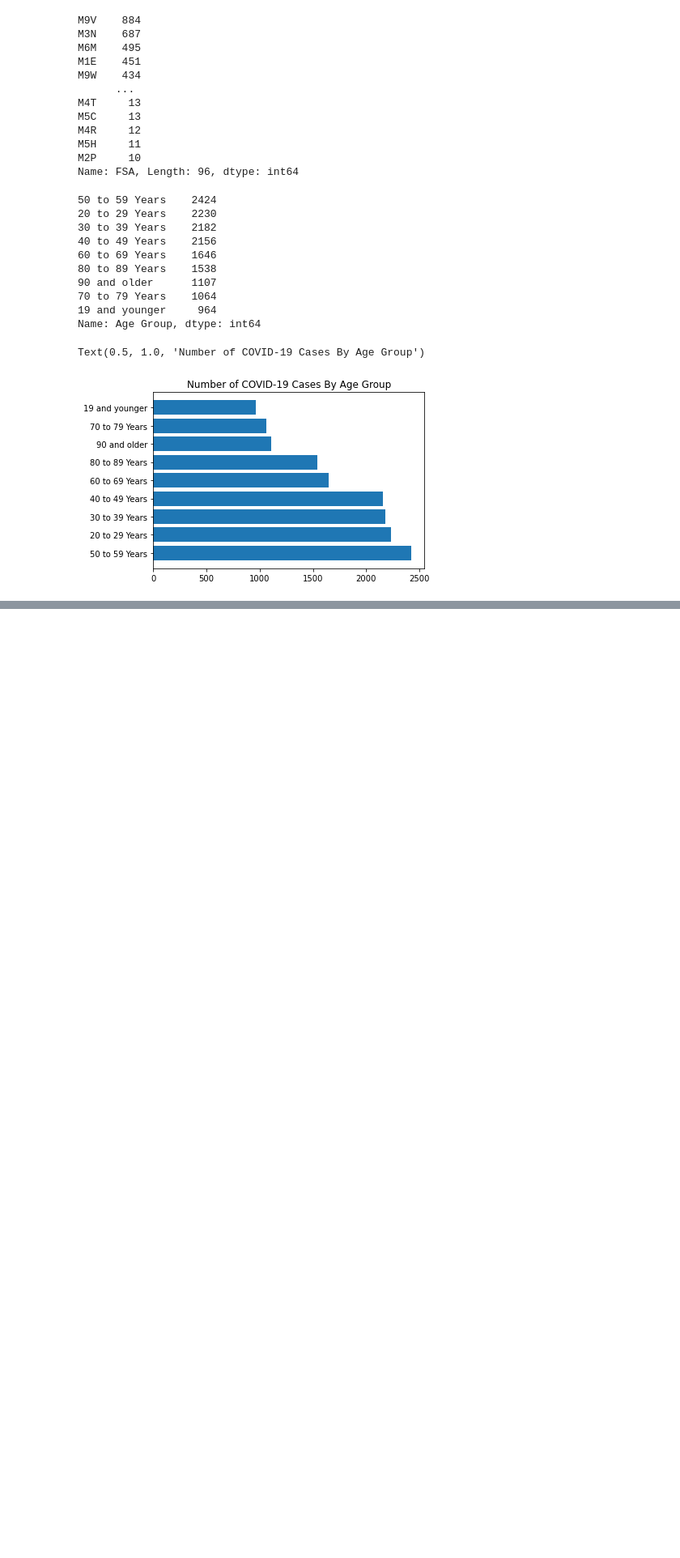
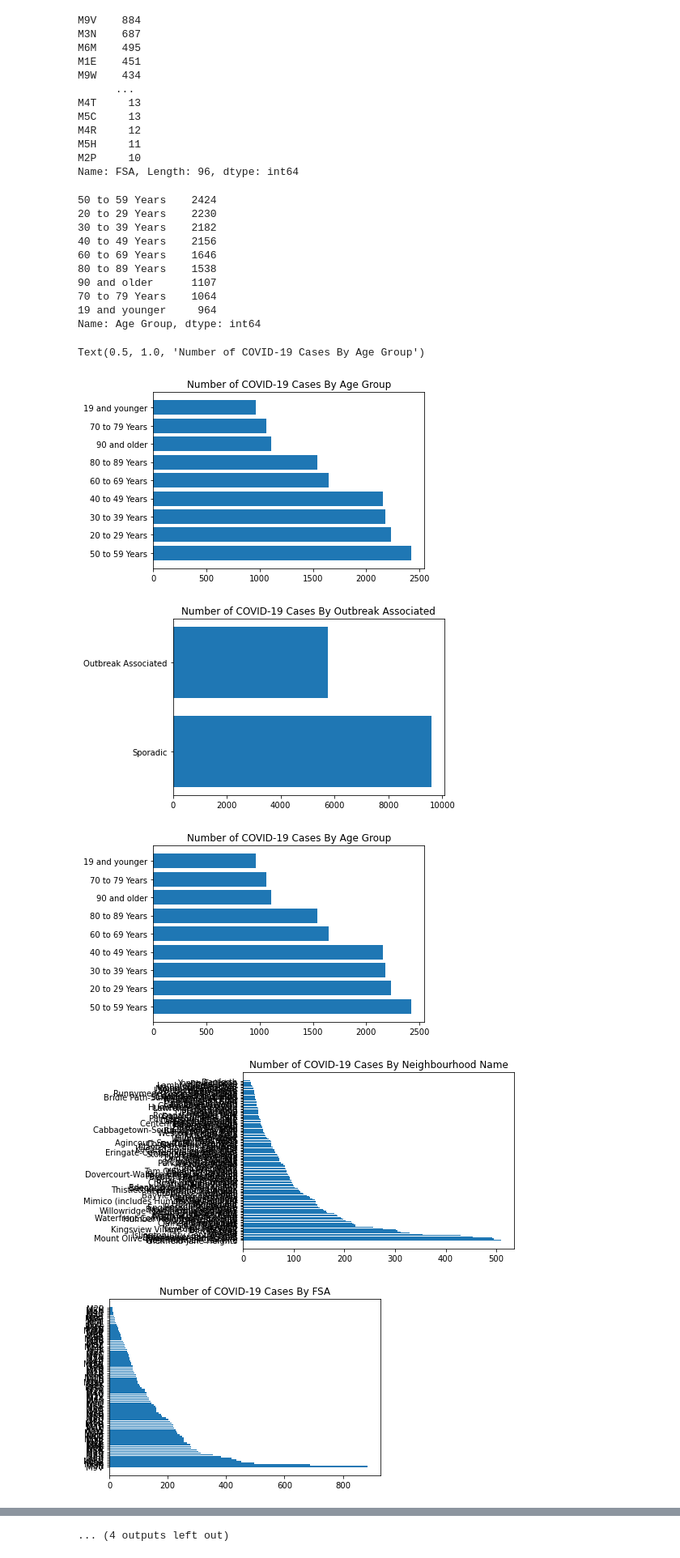
Before and after one commit to adrienne-siu/toronto_covid-19_cases_project, a Jupyter notebook: toronto_covid_notebook.ipynb, the cells around one changed output, grey strips where cells are left out. Shown at 81% size. Drawn from its saved outputs; the diff is of its cells as text; code cells hidden in the pictures; blank space fills up the shorter version.

Commit message:
Add all bar plots via a function.

```diff
--- a/toronto_covid_notebook.ipynb
+++ b/toronto_covid_notebook.ipynb
@@ -180,3 +179,31 @@ plt.title('Number of COVID-19 Cases By Age Group')
 # %% [output]
 Text(0.5, 1.0, 'Number of COVID-19 Cases By Age Group')
 [figure]
+# %%
+# Function to create a bar chart of a column variable
+def create_bar_chart(column_name):
+    # Get the count of each unique entry
+    entry_vc = covid_data[column_name].value_counts()
+    # Get the unique entries and put them in a list
+    entry = entry_vc.index.tolist()
+    # Bar graphs of each variable
+    plt.barh(entry, entry_vc)
+    plt.title('Number of COVID-19 Cases By ' + column_name)
+    plt.show()
+# %%
+# Put the column names of the dataset into a list
+columns = list(covid_data.columns)
+
+# Remove the first two column names (the IDs) because I don't need to graph them
+columns_no_IDs = columns[2:]
+
+# Create bar charts for relevant columns
+# SUBPLOT LOCATIONS?
+fig = plt.figure()
+for column in columns_no_IDs:
+    create_bar_chart(column)
+# %% [output]
+[figure, added]
+[figure, added]
+[figure, added]
+[figure, added]
@@ -182,0 +218 @@ Text(0.5, 1.0, 'Number of COVID-19 Cases By Age Group')
+... (4 outputs left out)
```
Also changed, not shown: parts of 3 cells of this notebook.
